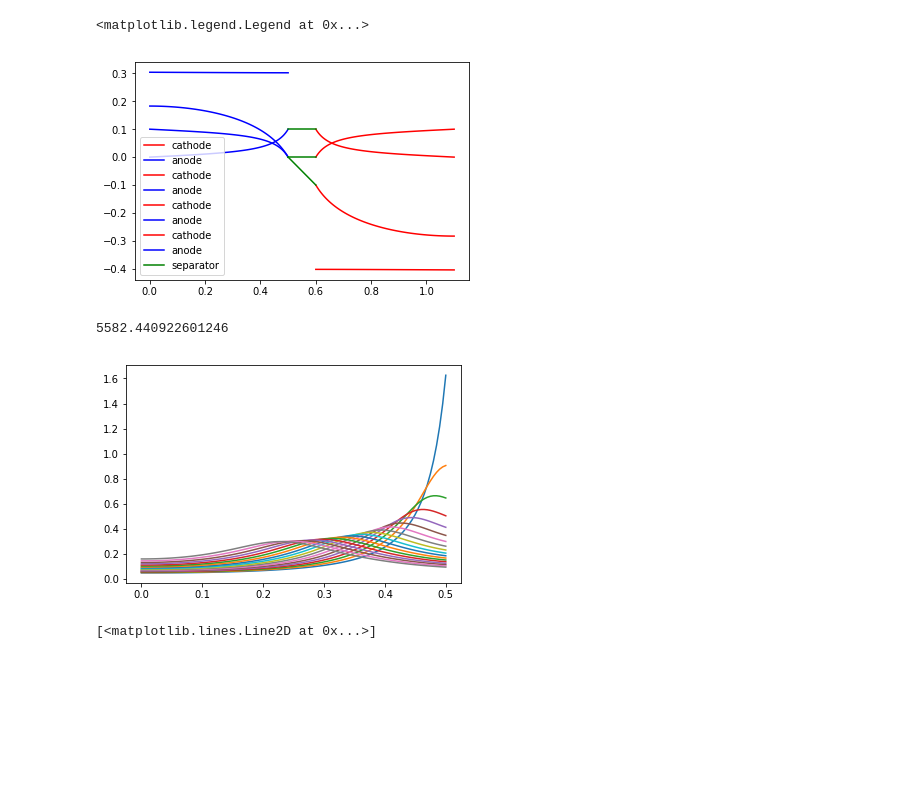
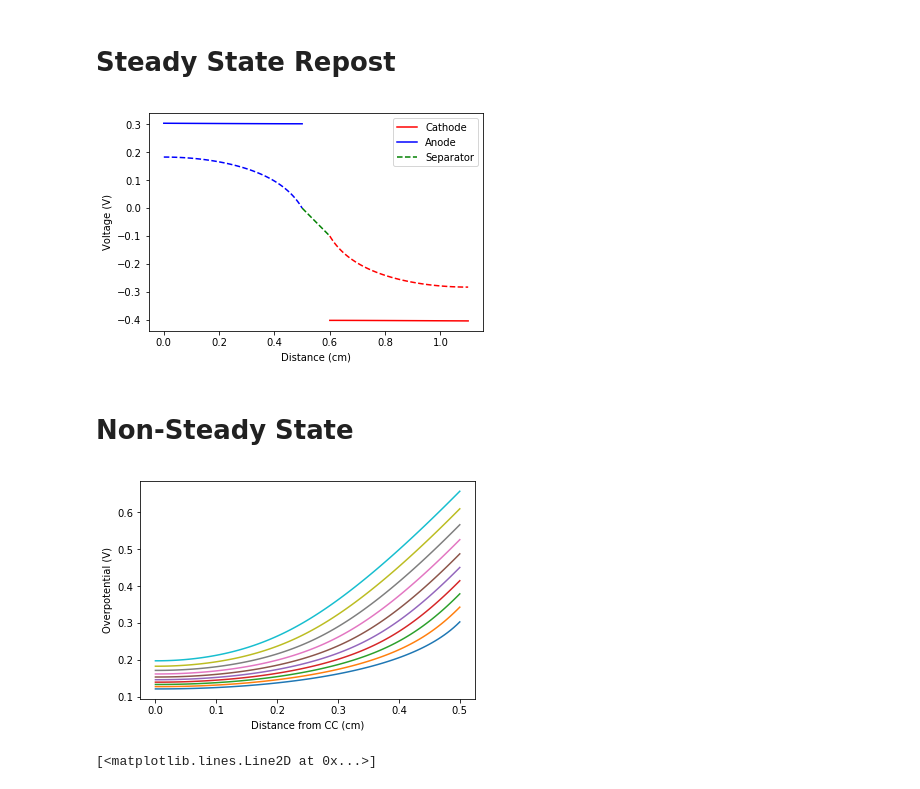
Before and after one commit to dalcox/batteries, a Jupyter notebook: Unsteady State Battery 1-D.ipynb, the cells around one changed output. Drawn from its saved outputs; the diff is of its cells as text; code cells hidden in the pictures; blank space fills up the shorter version.

Commit message:
Final Commenting in the Non-steady state notebook
Organized the final draft a bit better and added some clarifying comments

```diff
--- a/Unsteady State Battery 1-D.ipynb
+++ b/Unsteady State Battery 1-D.ipynb
@@ -27,3 +39,5 @@ Resist_sep = 1 #resistance of separator per length
+# %% [markdown]
+# Steady State Repost
 # %%
 Vwall1 = 1
 Vwall2 = 1
@@ -106,18 +120,29 @@ Cath = solve_bvp(TafelCath, BCCath, x_cath, y)
 # Ta_IV = solve_bvp(Tafelfunc_a, BC_a, x, y)
 # Tc_IV = solve_bvp(Tafelfunc_c, BC_c, x, y)
 
-for i in range(4):
-    plt.plot(x_plot_cath, Cath.sol(x_plot_cath)[i], color = 'r', label = 'cathode')
-    plt.plot(x_plot_an, An.sol(x_plot_an)[i], color = 'b', label = 'anode')
+for i in range(2,4):
+    if i == 2:
+        label1 = 'Cathode'
+        label2 = 'Anode'
+        linesty = '-'
+    else:
+        label1 = None
+        label2 = None
+        linesty = '--'
+    plt.plot(x_plot_cath, Cath.sol(x_plot_cath)[i], color = 'r', label = label1, linestyle = linesty)
+    plt.plot(x_plot_an, An.sol(x_plot_an)[i], color = 'b', label = label2, linestyle = linesty)
 
-plt.plot(x_sep, Ve_sep, color = 'g')
-plt.plot(x_sep, is_sep, color = 'g')
-plt.plot(x_sep, ie_sep, color = 'g', label = 'separator')
-
+plt.plot(x_sep, Ve_sep, color = 'g', label = 'Separator', linestyle = '--')
+# plt.plot(x_sep, ie_sep, color = 'g', linestyle='--')
+# plt.plot(x_sep, is_sep, color = 'g', label = 'Separator')
 plt.legend(loc = 'best')
+plt.xlabel('Distance (cm)')
+plt.ylabel('Voltage (V)')
+plt.savefig('SS_Voltage_full.png')
 # %% [output]
-<matplotlib.legend.Legend at 0x...>
-[figure, old version]
+[figure, new version]
+# %% [markdown]
+# Non-Steady State
 # %%
 def USS_TafelAn(x, IV):
     """
@@ -149,59 +176,51 @@ def USS_TafelAn(x, IV):
     #liquids ohms law
 
     return dis_n, die_n, dVs_n, dVe_n
-# %%
-d = 5.03       #g/cm3 density of MgO2
-MW = 86.9368   #molecular mass of MgO2
-V = 12         #volume of the electrode in cm3
-W = 50         #mass of electrode in g
-ro = 0.003     #constant outer radius of cores
-pi = 3.1415926 #π
-D_H = 5e-6     #Approximate diffusivity of H+ through MgOOH
-C_a = 1.6-1    #Surface concentration of OH, treated as constant for simplicity
-
-coulomb_density = d/MW * F
-N = (W/V)/((4/3*pi*ro**3)*d)
-
-print(coulomb_density) #C/cm^3
-# %% [output]
-5582.440922601246
 # %%
 N = 10
 N_sep = 20
 x_cath = np.linspace(L + L_sep, 2*L + L_sep, N)
 x_an = np.linspace(0, L, N)
 y = np.zeros([4, N])
 i_lim_x = np.linspace(0,L,100)
 r_i = np.ones(i_lim_x.size) * 0.00299
 i_lim = 4*pi*F*N*D_H*C_a/(1/r_i - 1/ro)
 
 # x_plot_cath = np.linspace(L + L_sep, L_sep + 2*L, 1000)
 x_plot_an = np.linspace(0, L, 1000)
 
 # An = solve_bvp(USS_TafelAn, BCAn, x_an, y)
+fig = plt.figure()
+for j in range(185):
 
-for j in range(180):
-    #print(i_lim)
     An = solve_bvp(USS_TafelAn, BCAn, x_an, y) #An[0] = is_n, An[1] = ie_n, An[2] = Vs_n, An[3] = Ve_n
     IV = An.sol(i_lim_x)
-
-#     i_exchange = np.diff(IV[1])/np.diff(i_lim_x)
-#     i_exchange = np.concatenate(([i_exchange[0], i_exchange[0]], i_exchange[1:]))
+    #Solves the boundary value problem and sets solutions to IV
 
     taff_n = aa*n*F/(R*T)*(IV[2] - IV[3])
     taff_c = -ac*n*F/(R*T)*(IV[2] - IV[3])
     i_F = (np.exp(taff_n)-np.exp(taff_c))/(1/(a*io)+(np.exp(taff_n)-np.exp(taff_c))/i_lim)
-    r_i = r_i - i_F/(coulomb_density*4*pi*r_i**2) * 0.00001 # timestep the inner radius
+    #uses kinetic solution of current iteration to determine faradaic current
+
+    r_i = r_i - i_F/(coulomb_density*4*pi*r_i**2) * 0.00001
+    #timestep the inner radius
+
     i_lim = 4*pi*F*N*D_H*C_a/(1/r_i - 1/ro)
-    if j % 10 == 0:
+    #Creates next iteration's limiting current
+
+
+    if j % 20 == 0:
 #         for n in range(2,4):
 #             plt.plot(x_plot_an, An.sol(x_plot_an)[n], color = 'b', label = 'anode')
 
 #         plt.plot(i_lim_x, r_i)
-        plt.plot(i_lim_x, i_F)
+        plt.plot(i_lim_x, IV[2] - IV[3])
+plt.xlabel('Distance from CC (cm)')
+plt.ylabel('Overpotential (V)')
+plt.savefig('Overpotential.png')
 #     print(i_lim)
 # %% [output]
-[figure, old version]
+[figure, new version]
 # %%
 for j in range(4):
     plt.plot(x_plot_an, An.sol(x_plot_an)[j], color = 'b', label = 'anode')
```
Also changed, not shown: parts of 2 cells of this notebook, 14 other files.
